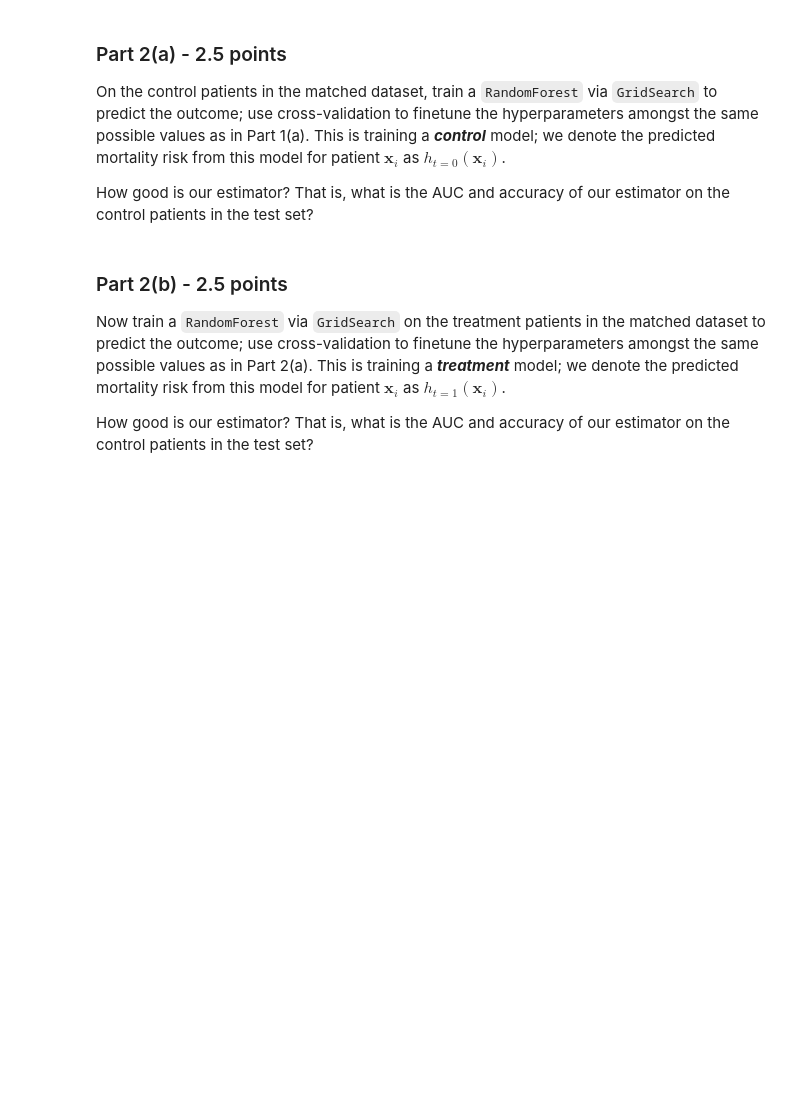
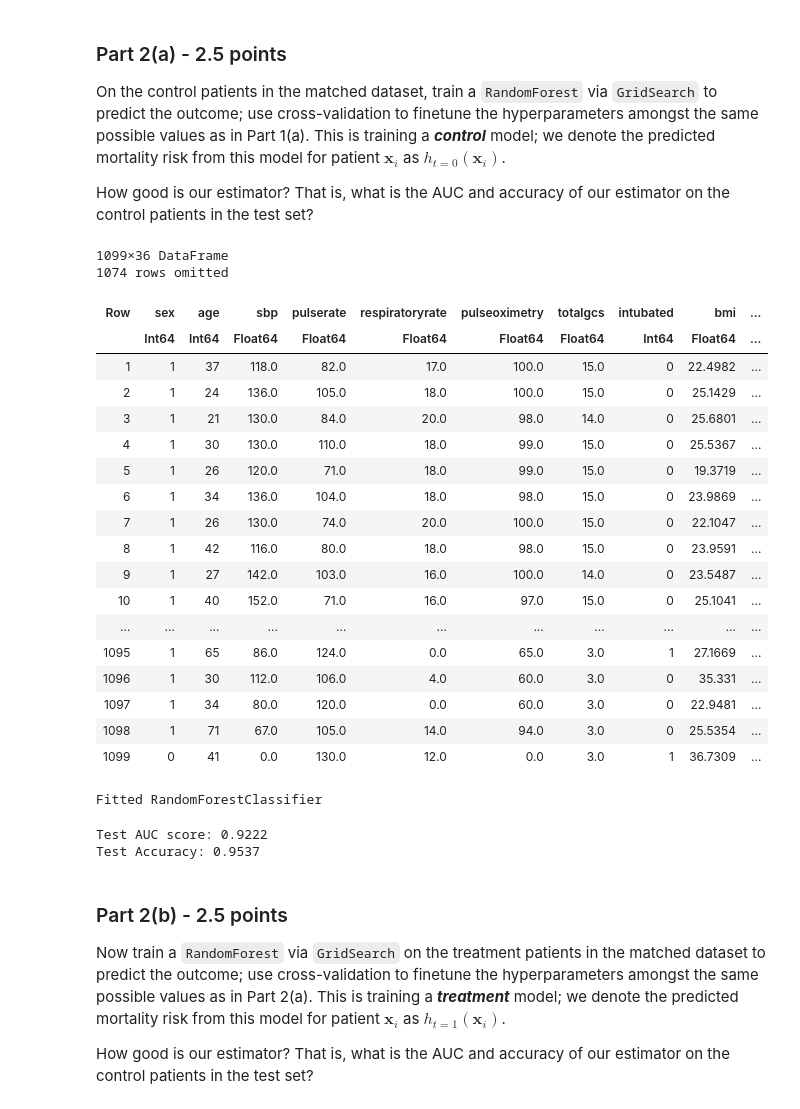
Before and after one commit to hindyros/MLOpt-PrecisionMedecine, a Jupyter notebook: Question3.ipynb, the cells around one changed output. Saved outputs shown, nothing was run; the diff lists cells and outputs as text; code cells hidden in the pictures; blank space fills up the shorter version.

```diff
--- a/Question3.ipynb
+++ b/Question3.ipynb
@@ -228,19 +327,75 @@ How good is our estimator? That is, what is the AUC and accuracy of our estimato
 # %%
 matched_data_control = filter(row -> row.treatment == "observation", matched_data)
 matched_data_treatment = filter(row -> row.treatment == "splenectomy", matched_data);
+
+matched_data_control
+# %% [output]
+1099×36 DataFrame
+1074 rows omitted
+| Row | sex | age | sbp | pulserate | respiratoryrate | pulseoximetry | totalgcs | intubated | bmi | ... |
+|  | Int64 | Int64 | Float64 | Float64 | Float64 | Float64 | Float64 | Int64 | Float64 | ... |
+| 1 | 1 | 37 | 118.0 | 82.0 | 17.0 | 100.0 | 15.0 | 0 | 22.4982 | ... |
+| 2 | 1 | 24 | 136.0 | 105.0 | 18.0 | 100.0 | 15.0 | 0 | 25.1429 | ... |
+| 3 | 1 | 21 | 130.0 | 84.0 | 20.0 | 98.0 | 14.0 | 0 | 25.6801 | ... |
+| 4 | 1 | 30 | 130.0 | 110.0 | 18.0 | 99.0 | 15.0 | 0 | 25.5367 | ... |
+| 5 | 1 | 26 | 120.0 | 71.0 | 18.0 | 99.0 | 15.0 | 0 | 19.3719 | ... |
+| 6 | 1 | 34 | 136.0 | 104.0 | 18.0 | 98.0 | 15.0 | 0 | 23.9869 | ... |
+| 7 | 1 | 26 | 130.0 | 74.0 | 20.0 | 100.0 | 15.0 | 0 | 22.1047 | ... |
+| 8 | 1 | 42 | 116.0 | 80.0 | 18.0 | 98.0 | 15.0 | 0 | 23.9591 | ... |
+| 9 | 1 | 27 | 142.0 | 103.0 | 16.0 | 100.0 | 14.0 | 0 | 23.5487 | ... |
+| 10 | 1 | 40 | 152.0 | 71.0 | 16.0 | 97.0 | 15.0 | 0 | 25.1041 | ... |
+| ... | ... | ... | ... | ... | ... | ... | ... | ... | ... | ... |
+| 1095 | 1 | 65 | 86.0 | 124.0 | 0.0 | 65.0 | 3.0 | 1 | 27.1669 | ... |
+| 1096 | 1 | 30 | 112.0 | 106.0 | 4.0 | 60.0 | 3.0 | 0 | 35.331 | ... |
+| 1097 | 1 | 34 | 80.0 | 120.0 | 0.0 | 60.0 | 3.0 | 0 | 22.9481 | ... |
+| 1098 | 1 | 71 | 67.0 | 105.0 | 14.0 | 94.0 | 3.0 | 0 | 25.5354 | ... |
+| 1099 | 0 | 41 | 0.0 | 130.0 | 12.0 | 0.0 | 3.0 | 1 | 36.7309 | ... |
 # %%
-# Train direct estimator for control
+# 1. Build X and y for the control-only classifier
+#    Drop :treatment (constant and causing conversion issues)
+X_control = select(matched_data_control, Not([:treatment, :o_mortality]))
+y_control = matched_data_control.o_mortality
 
-# grid_rf = [TODO]
+# 2. Hyperparameter grid
+depths     = [5]
+minbuckets = [20, 50]
+num_trees  = [50, 100]
 
-# IAI.fit_cv!([TODO])
+rf_grid = IAI.GridSearch(
+    IAI.RandomForestClassifier(
+        random_seed = seed,
+        # you can keep default criterion (= :gini) or specify:
+        # criterion   = :gini,
+    ),
+    max_depth = depths,
+    minbucket = minbuckets,
+    num_trees = num_trees,
+)
 
-# Get best model
-lnr_control = IAI.get_learner(grid_rf)
+# 3. Fit with 5-fold CV, tuning by AUC
+IAI.fit_cv!(
+    rf_grid,
+    X_control,
+    y_control;
+    n_folds = 5,
+    validation_criterion = :auc,
+)
+
+# 4. Get the fitted model
+lnr_control = IAI.get_learner(rf_grid)
+# %% [output]
+Fitted RandomForestClassifier
 # %%
-# Calculate AUC, accuracy for test set
-# println("Test AUC score: ", round([TODO], digits=4))
-# println("Test Accuracy: ", round([TODO], digits=4))
+# AUC
+test_auc = IAI.score(rf_grid, X_test_control, y_test_control, criterion=:auc)
+# Accuracy
+test_acc = IAI.score(rf_grid, X_test_control, y_test_control, criterion=:accuracy, positive_label=1)
+
+println("Test AUC score: ", round(test_auc, digits=4))
+println("Test Accuracy: ", round(test_acc, digits=4))
+# %% [output]
+Test AUC score: 0.9222
+Test Accuracy: 0.9537
 # %% [markdown]
 ### Part 2(b) - 2.5 points
 
```
Also changed, not shown: parts of 27 cells of this notebook, 1 other file.
